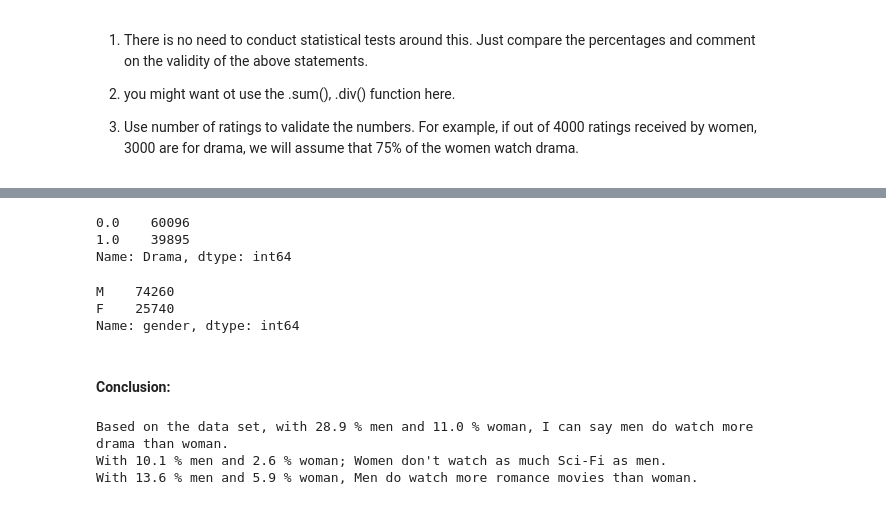
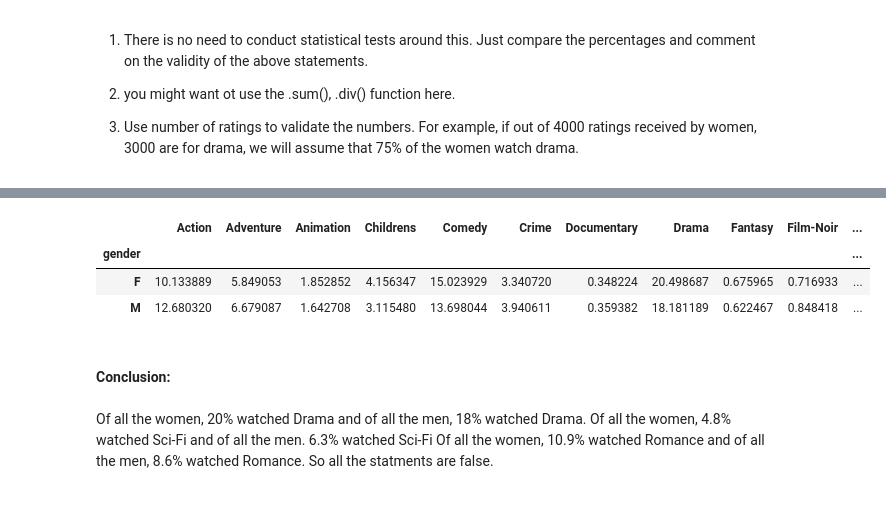
Before and after one commit to kevinstonebk/Project---MovieLens-Data-Analysis, a Jupyter notebook: MovieLens Project Questions.ipynb, the cells around one changed output, grey strips where cells are left out. Cells and saved outputs as stored; diff of their text form; code cells hidden in the pictures.

```diff
--- a/MovieLens Project Questions.ipynb
+++ b/MovieLens Project Questions.ipynb
@@ -677,8 +660,3 @@ Empire Strikes Back, The                            4.204360
 
 2. you might want ot use the .sum(), .div() function here.
 3. Use number of ratings to validate the numbers. For example, if out of 4000 ratings received by women, 3000 are for drama, we will assume that 75% of the women watch drama.
-# %%
-#Merge all the data sets
-rating_user = pd.merge(dataratings,users,how='outer',on='user id')
-df_all = pd.merge(rating_user,movies,how='outer',on='movie id')
-df_all.head()
@@ -741,22 +663,16 @@ df_rating
-# %%
-df_rating['Drama'].value_counts()
-# %% [output]
-0.0    60096
-1.0    39895
-Name: Drama, dtype: int64
-# %%
-men_women
-# %% [output]
-M    74260
-F    25740
-Name: gender, dtype: int64
+# %%
+Genre_by_gender = df_all.groupby('gender').sum().loc[:,'Action':'Western']
+#Group by gender and aggregate with sum and select all the genre columns
+
+Genre_by_gender['total'] = Genre_by_gender.sum(axis = 1)  #Row total of the dataframe
+
+Genre_by_gender.div(Genre_by_gender.total, axis= 0) * 100
+# %% [output]
+|  | Action | Adventure | Animation | Childrens | Comedy | Crime | Documentary | Drama | Fantasy | Film-Noir | ... |
+| gender |  |  |  |  |  |  |  |  |  |  | ... |
+| F | 10.133889 | 5.849053 | 1.852852 | 4.156347 | 15.023929 | 3.340720 | 0.348224 | 20.498687 | 0.675965 | 0.716933 | ... |
+| M | 12.680320 | 6.679087 | 1.642708 | 3.115480 | 13.698044 | 3.940611 | 0.359382 | 18.181189 | 0.622467 | 0.848418 | ... |
 # %% [markdown]
 #### Conclusion:
-# %%
-print("Based on the data set, with 28.9 % men and 11.0 % woman, I can say men do watch more drama than woman.")
-print("With 10.1 % men and 2.6 % woman; Women don't watch as much Sci-Fi as men.")
-print("With 13.6 % men and 5.9 % woman, Men do watch more romance movies than woman.")
-# %% [output]
-Based on the data set, with 28.9 % men and 11.0 % woman, I can say men do watch more drama than woman.
-With 10.1 % men and 2.6 % woman; Women don't watch as much Sci-Fi as men.
-With 13.6 % men and 5.9 % woman, Men do watch more romance movies than woman.
+# %% [markdown]
+Of all the women, 20% watched Drama and of all the men, 18% watched Drama. Of all the women, 4.8% watched Sci-Fi and of all the men. 6.3% watched Sci-Fi Of all the women, 10.9% watched Romance and of all the men, 8.6% watched Romance. So all the statments are false.
```
Also changed, not shown: parts of 42 cells of this notebook.
